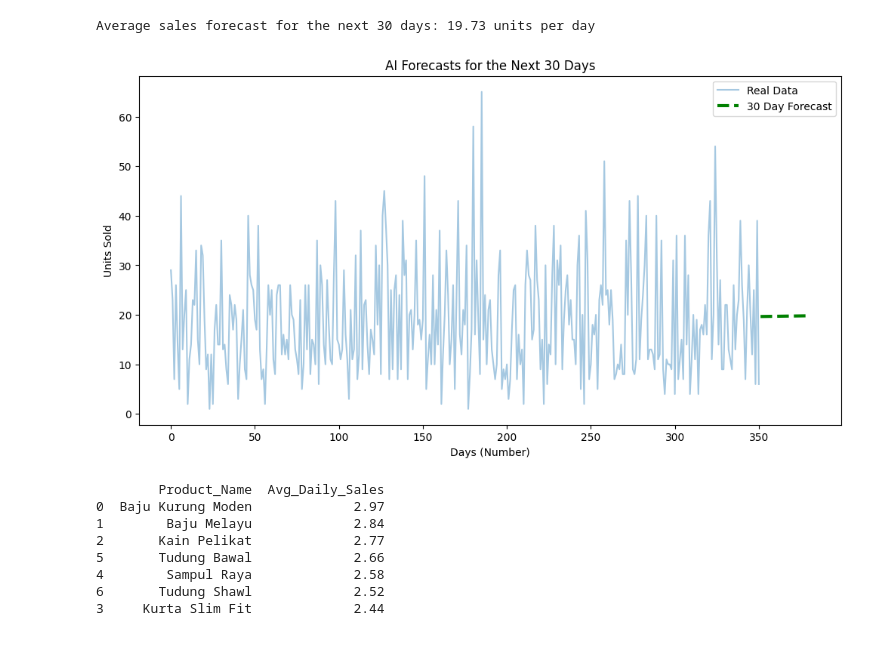
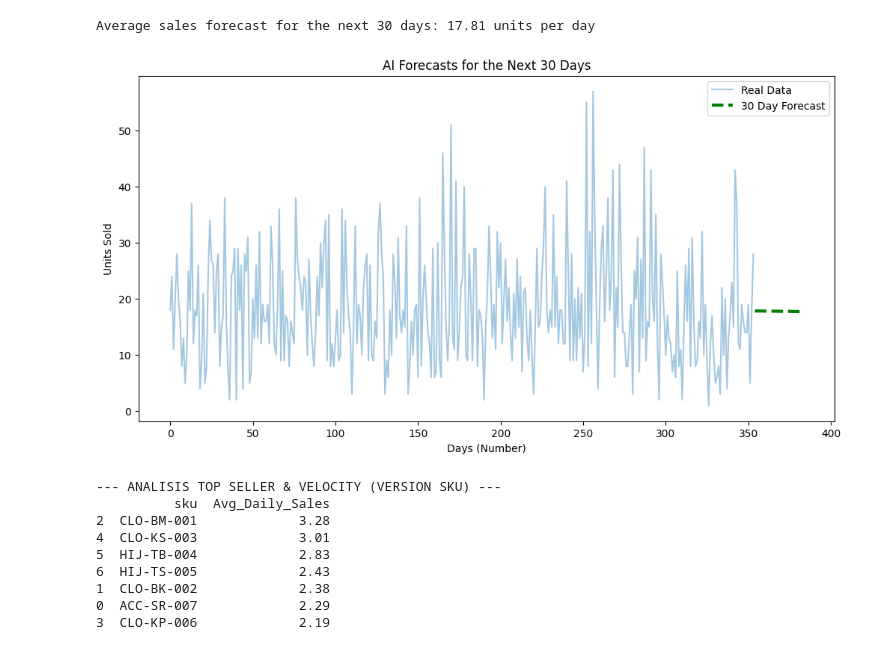
Before and after one commit to ArepAmirul/local-dropshippping-ai-system, a Jupyter notebook: ai-engine/Sales_Forecasting.ipynb, the cells around one changed output. Cells and saved outputs as stored; diff of their text form; code cells hidden in the pictures.

```diff
--- a/ai-engine/Sales_Forecasting.ipynb
+++ b/ai-engine/Sales_Forecasting.ipynb
@@ -23,7 +16,7 @@ print(df.head())
 import matplotlib.pyplot as plt
 
 # 2. Change date format
-df['Order_Date'] = pd.to_datetime(df['Order_Date'])
+df['order_date'] = pd.to_datetime(df['order_date'])
 
 # 3. View data
 print("Data is ready!")
@@ -40,7 +33,7 @@ Data is ready!
 import matplotlib.pyplot as plt
 
 # 2. Change date format
-df['Order_Date'] = pd.to_datetime(df['Order_Date'])
+df['order_date'] = pd.to_datetime(df['order_date'])
 
 # 3. View data
 print("Data is ready!")
@@ -58,10 +51,12 @@ Step 2: Visualization & Trends
 # %%
-# 1. Collect sales by date (Total daily sales)
-daily_sales = df.groupby('Order_Date')['Quantity'].sum().reset_index()
+# # 1. Collect sales by date (Total daily sales)
+# Change 'Quantity' to 'quantity_sold' according to the new CSV format
+daily_sales = df.groupby('order_date')['quantity_sold'].sum().reset_index()
 
-# 2. Plot graphs to see trends
+# # 2. Plot graphs to see trends
 plt.figure(figsize=(10, 5))
-plt.plot(daily_sales['Order_Date'], daily_sales['Quantity'], marker='o', linestyle='-', color='b')
+# Change the Y axis to 'quantity_sold' as well
+plt.plot(daily_sales['order_date'], daily_sales['quantity_sold'], marker='o', linestyle='-', color='b')
 plt.title('Daily Sales Trend (Historical Data)')
 plt.xlabel('Date')
 plt.ylabel('Number of Units Sold')
@@ -72,11 +67,13 @@ plt.show()
 # %%
 # 1.Calculate the moving average for 7 days (7-day Moving Average)
-daily_sales['7day_MA'] = daily_sales['Quantity'].rolling(window=7).mean()
+# Change 'Quantity' to 'quantity_sold'
+daily_sales['7day_MA'] = daily_sales['quantity_sold'].rolling(window=7).mean()
 
-# 2. Plot the original graph vs. Average Prediction
+# # 2. Plot the original graph vs. Average Prediction
 plt.figure(figsize=(10, 6))
-plt.plot(daily_sales['Order_Date'], daily_sales['Quantity'], label='Original Sales (Zigzag)', alpha=0.3, color='blue')
-plt.plot(daily_sales['Order_Date'], daily_sales['7day_MA'], label='Trend Forecast (Moving Average)', color='red', linewidth=2)
+# Change 'Order_Date' -> 'order_date' & 'Quantity' -> 'quantity_sold'
+plt.plot(daily_sales['order_date'], daily_sales['quantity_sold'], label='Original Sales (Zigzag)', alpha=0.3, color='blue')
+plt.plot(daily_sales['order_date'], daily_sales['7day_MA'], label='Trend Forecast (Moving Average)', color='red', linewidth=2)
 
 plt.title('Prediction Logic: Original Sales vs Moving Average')
 plt.legend()
@@ -88,33 +85,33 @@ Step 3: Forecasting Logic
 # %%
 from sklearn.linear_model import LinearRegression
 import numpy as np
 
-# 1. Provide data for AI to learn (Convert dates to numbers)
+# # 1. Provide data for AI to learn (Convert dates to numbers)
 daily_sales['Day_Num'] = np.arange(len(daily_sales))
 X = daily_sales[['Day_Num']].values # Input: What day
-y = daily_sales['Quantity']   # Output: How many units sold
+y = daily_sales['quantity_sold'].values # Output: change 'Quantity' -> 'quantity_sold'
 
-# 2. Teach AI (Training)
+# # 2. Teach AI (Training)
 model = LinearRegression()
 model.fit(X, y)
 
-# 3. Forecast 30 days ahead
+# # 3. Forecast 30 days ahead
 future_days = np.arange(len(daily_sales), len(daily_sales) + 30).reshape(-1, 1)
 future_predict = model.predict(future_days)
 
-# 4. Show prediction results
+# # 4. Show prediction results
 print(f"Average sales forecast for the next 30 days: {future_predict.mean():.2f} units per day")
 
-# 5. Plot the prediction graph
+# # 5. Plot the prediction graph
 plt.figure(figsize=(12, 6))
 plt.plot(daily_sales['Day_Num'], y, label='Real Data', alpha=0.4)
 plt.plot(future_days, future_predict, label='30 Day Forecast', color='green', linestyle='--', linewidth=3)
 plt.title('AI Forecasts for the Next 30 Days')
 plt.xlabel('Days (Number)')
 plt.ylabel('Units Sold')
 plt.legend()
 plt.show()
 # %% [output]
-Average sales forecast for the next 30 days: 19.73 units per day
+Average sales forecast for the next 30 days: 17.81 units per day
-[figure, old version]
+[figure, new version]
 # %%
@@ -122,14 +119,22 @@ Step 4: Top Seller Analysis (Sales Velocity)
 # %%
-product_velocity = (df.groupby('Product_Name')['Quantity'].sum() / df['Order_Date'].nunique()).round(2)
-product_velocity = product_velocity.reset_index().rename(columns={'Quantity': 'Avg_Daily_Sales'})
-print(product_velocity.sort_values(by='Avg_Daily_Sales', ascending=False))
+# --- TOP SELLER & VELOCITY ANALYSIS (SKU VERSION) ---
+# Change groupby to 'sku' and quantity to 'quantity_sold' according to the new file structure
+product_velocity = (df.groupby('sku')['quantity_sold'].sum() / df['order_date'].nunique()).round(2)
+product_velocity = product_velocity.reset_index().rename(columns={'quantity_sold': 'Avg_Daily_Sales'})
+
+# Arrange from best seller
+product_velocity = product_velocity.sort_values(by='Avg_Daily_Sales', ascending=False)
+
+print("--- ANALISIS TOP SELLER & VELOCITY (VERSION SKU) ---")
+print(product_velocity)
 # %% [output]
-        Product_Name  Avg_Daily_Sales
-0  Baju Kurung Moden             2.97
-1        Baju Melayu             2.84
-2       Kain Pelikat             2.77
-5       Tudung Bawal             2.66
-4        Sampul Raya             2.58
-6       Tudung Shawl             2.52
-3     Kurta Slim Fit             2.44
+--- ANALISIS TOP SELLER & VELOCITY (VERSION SKU) ---
+          sku  Avg_Daily_Sales
+2  CLO-BM-001             3.28
+4  CLO-KS-003             3.01
+5  HIJ-TB-004             2.83
+6  HIJ-TS-005             2.43
+1  CLO-BK-002             2.38
+0  ACC-SR-007             2.29
+3  CLO-KP-006             2.19
 # %%
```
Also changed, not shown: parts of 11 cells of this notebook, 2 other files.
